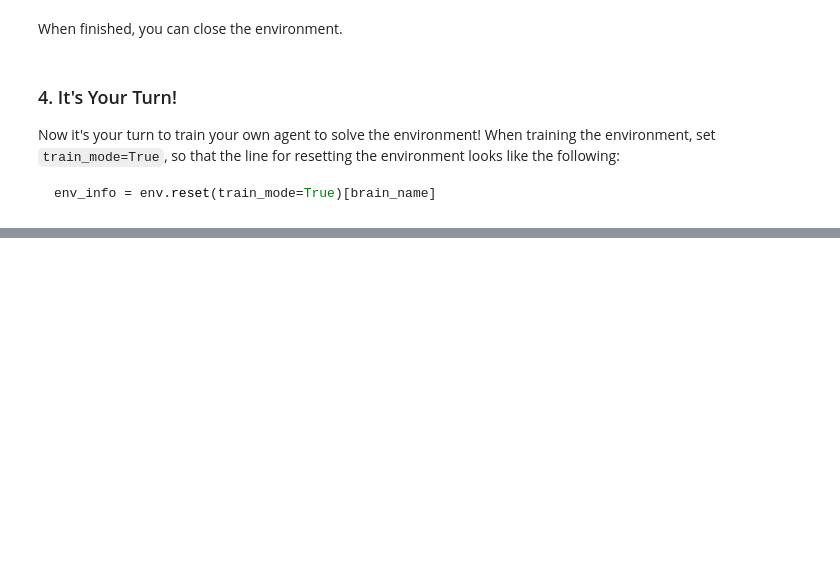
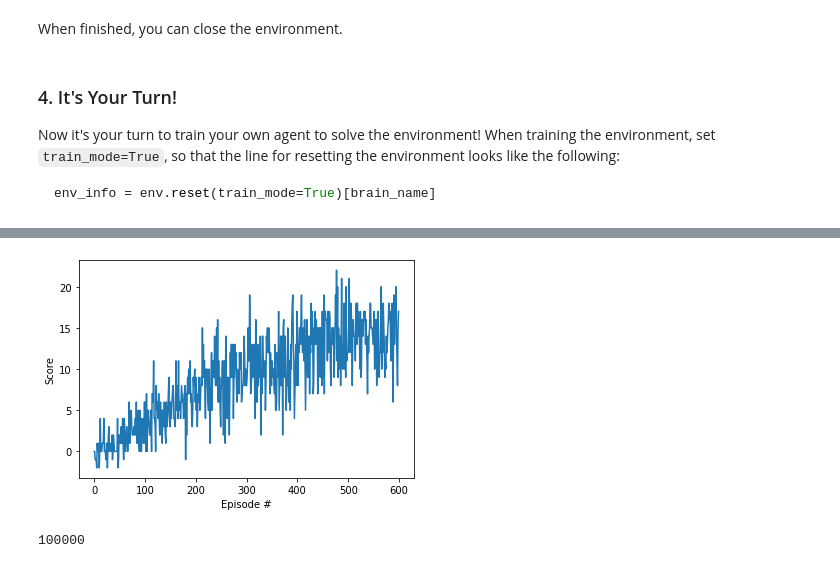
Before and after one commit to roeeSch/DRLL, a Jupyter notebook: drlnd/p1_navigation/Navigation.ipynb, the cells around one changed output, grey strips where cells are left out. Drawn from its saved outputs; the diff is of its cells as text; code cells hidden in the pictures; blank space fills up the shorter version.

```diff
--- a/drlnd/p1_navigation/Navigation.ipynb
+++ b/drlnd/p1_navigation/Navigation.ipynb
@@ -219,0 +231,9 @@ NameError: name 'agent' is not defined
+# %%
+fig = plt.figure()
+ax = fig.add_subplot(111)
+plt.plot(np.arange(len(scores)), scores)
+plt.ylabel('Score')
+plt.xlabel('Episode #')
+plt.show()
+# %% [output]
+[figure, added]
@@ -219,0 +243,4 @@ NameError: name 'agent' is not defined
+# %%
+len(agent.memory.memory)
+# %% [output]
+100000
```
Also changed, not shown: parts of 7 cells of this notebook, 8 other files.
